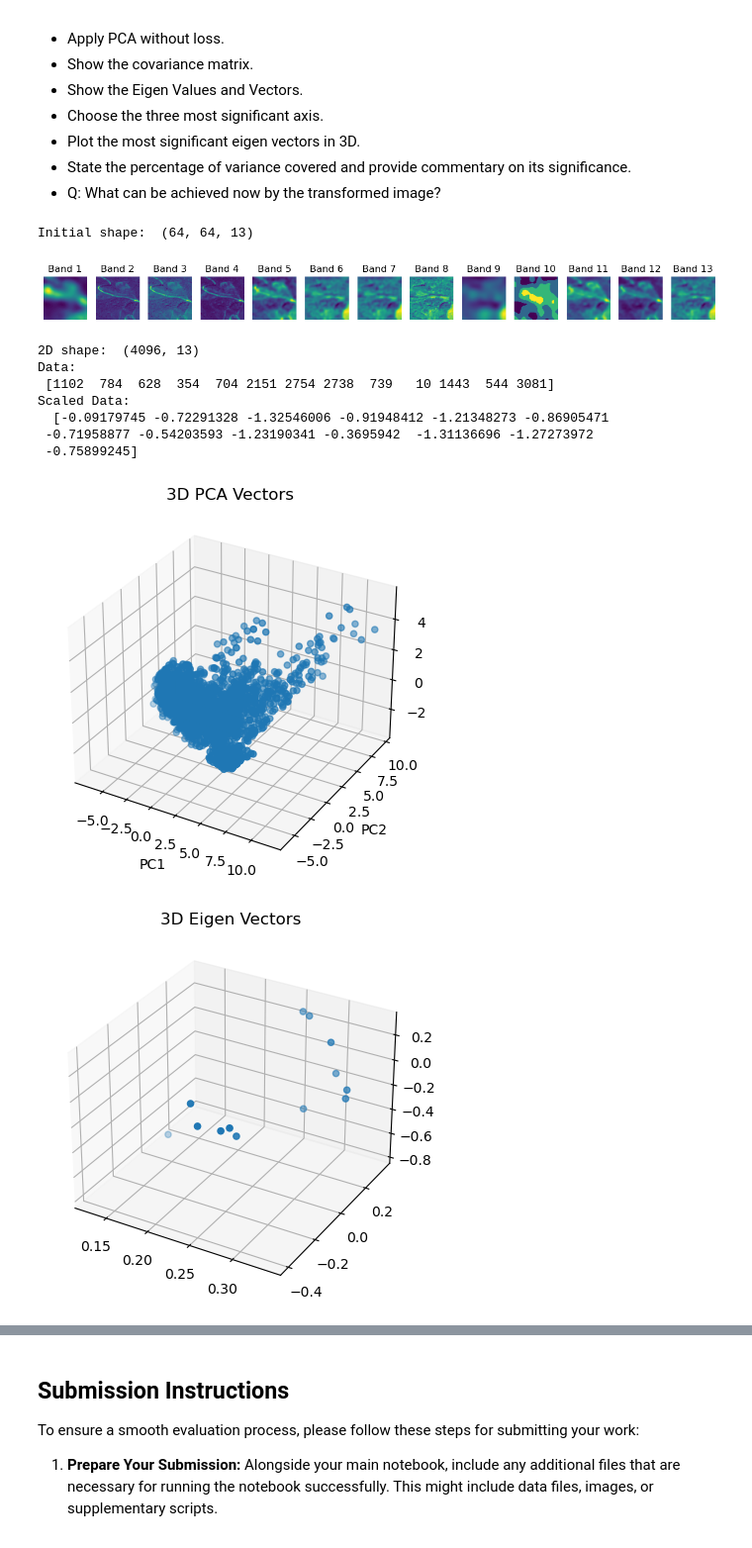
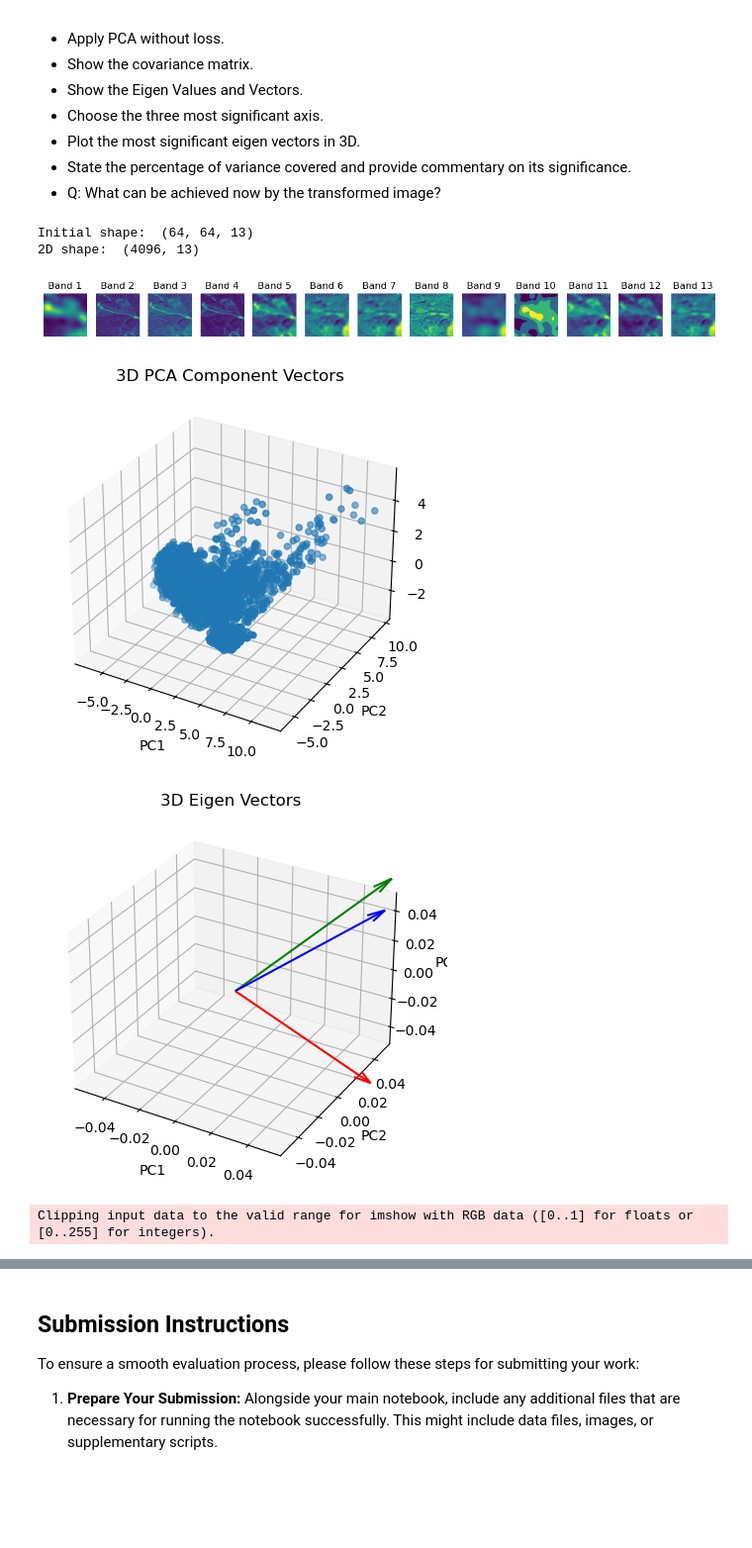
Before and after one commit to yasmineghanem/Satellite-Imaging, a Jupyter notebook: Lab2 - Image Transform/Image Transforms.ipynb, the cells around one changed output, grey strips where cells are left out. Shown at 99% size. Drawn from its saved outputs; the diff is of its cells as text; code cells hidden in the pictures; blank space fills up the shorter version.

Commit message:
Update Image Transforms.ipynb
done

```diff
--- a/Lab2 - Image Transform/Image Transforms.ipynb
+++ b/Lab2 - Image Transform/Image Transforms.ipynb
@@ -221,8 +221,13 @@ To implement PCA on a satellite image, the same afromentioned steps are undertak
 image = io.imread('Forest_27.tif')
 print("Initial shape: ",image.shape)
 
+# TODO: Convert the image to a 2D array of pixel values
+height, width, channels = image.shape
+image_2D = image.reshape((height * width, channels))
+print("2D shape: ",image_2D.shape)
+# print("Data:\n", image_2D[0])
+
 	# Show bands of image
-height, width, channels = image.shape
 image_reshaped = image.reshape((height, width, channels))
 fig, axs = plt.subplots(1, channels, figsize=(15, 5))
 for i in range(channels):
@@ -232,74 +237,72 @@ for i in range(channels):
 plt.show()
 
 
-
-# TODO: Convert the image to a 2D array of pixel values
-image_2D = image.reshape((height * width, channels))
-print("2D shape: ",image_2D.shape)
-print("Data:\n", image_2D[0])
-
 # TODO: Scale the data to have zero mean and unit variance along each feature axis.
 scaler = StandardScaler()
 scaled_image_2D = scaler.fit_transform(image_2D)
-print("Scaled Data:\n ", scaled_image_2D[0])
+# print("Scaled Data:\n ", scaled_image_2D[0])
 
 # TODO: Perform PCA
-pca = PCA()
+pca = PCA(n_components = 3)
 pca.fit(scaled_image_2D)
 
 # TODO: Keep the 3 most significant PCs
-pca.n_components = 3
+# pca.n_components = 3
 pca_image = pca.fit_transform(scaled_image_2D)
 
 # TODO: Plot the graph of the PCA vectors
-eigen_vectors = pca.components_
+covariance_matrix = pca.get_covariance()
+eigen_values, eigen_vectors =  pca.explained_variance_, pca.components_
 
 fig = plt.figure()
 ax = fig.add_subplot(111, projection='3d')
 ax.scatter(pca_image[:,0], pca_image[:,1], pca_image[:,2])
 ax.set_xlabel('PC1')
 ax.set_ylabel('PC2')
 ax.set_zlabel('PC3')
-ax.set_title('3D PCA Vectors')
+ax.set_title('3D PCA Component Vectors')
 plt.show()
 
 #Plot most significant eigen vectors in 3D.
 fig = plt.figure()
 ax = fig.add_subplot(111, projection='3d')
-# ax.quiver(0, 0, 0, eigen_vectors[0], eigen_vectors[1], eigen_vectors[2])
-ax.scatter(eigen_vectors[0], eigen_vectors[1], eigen_vectors[2])
+origin = [0, 0, 0]
+for i in range(3):  # Plotting first 3 eigenvectors
+    ax.quiver(*origin, *eigen_vectors[:, i], length=0.2, color=['r', 'g', 'b'][i], arrow_length_ratio=0.1)
 ax.set_title('3D Eigen Vectors')
+ax.set_xlabel('PC1')
+ax.set_ylabel('PC2')
+ax.set_zlabel('PC3')
 plt.show()
 
+
 # TODO: Print the covariance matrix, eigenvalues, and eigen vectors and comment on the result.
-covariance_matrix = np.cov(scaled_image_2D.T)
-eigenvalues, eigenvectors = np.linalg.eig(covariance_matrix)
+print("Eigenvalues of shape ", eigen_values.shape, " :\n", eigen_values)
+print("Eigenvectors of shape ", eigen_vectors.shape, " :\n", eigen_vectors)
+print("Covariance Matrix of shape ",covariance_matrix.shape , ":\n", covariance_matrix)
 
-print("Covariance Matrix:\n", covariance_matrix)
-print(covariance_matrix.shape)
-
-print("Eigenvalues:\n", eigenvalues)
-print(eigenvalues.shape)
-
-print("Eigenvectors:\n", eigenvectors)
-print(eigenvectors.shape)
 
 # State the percentage of variance covered and provide commentary on its significance.
-variance_values = pca.explained_variance_ratio_
-for i, value in enumerate(variance_values):
-    print(f"Variance percentage for PC{i+1}: {value*100:.2f}%")
-
+print("Variance percentages ",pca.explained_variance_ratio_)
 
 # Q: What can be achieved now by the transformed image?
+transformed_image = pca_image.reshape(64, 64, 3)
+plt.title("PCA-transformed Image")
+print("Transformed Image shape: ", transformed_image.shape)
+plt.imshow(transformed_image)
+	# Show bands of image
+height, width, channels = transformed_image.shape
+image_reshaped = transformed_image.reshape((height, width, channels))
+fig, axs = plt.subplots(1, channels, figsize=(15, 5))
+for i in range(channels):
+    axs[i].imshow(image_reshaped[:, :, i])
+    axs[i].set_title(f'Band {i+1}')
+    axs[i].axis('off')
+plt.show()
 # %% [output]
 Initial shape:  (64, 64, 13)
+2D shape:  (4096, 13)
 [figure]
-2D shape:  (4096, 13)
-Data:
- [1102  784  628  354  704 2151 2754 2738  739   10 1443  544 3081]
-Scaled Data:
-  [-0.09179745 -0.72291328 -1.32546006 -0.91948412 -1.21348273 -0.86905471
- -0.71958877 -0.54203593 -1.23190341 -0.3695942  -1.31136696 -1.27273972
- -0.75899245]
-[figure, old version]
+[figure, new version]
-[figure, old version]
+[figure, new version]
+Clipping input data to the valid range for imshow with RGB data ([0..1] for floats or [0..255] for integers).
```
Also changed, not shown: parts of 2 cells of this notebook.
